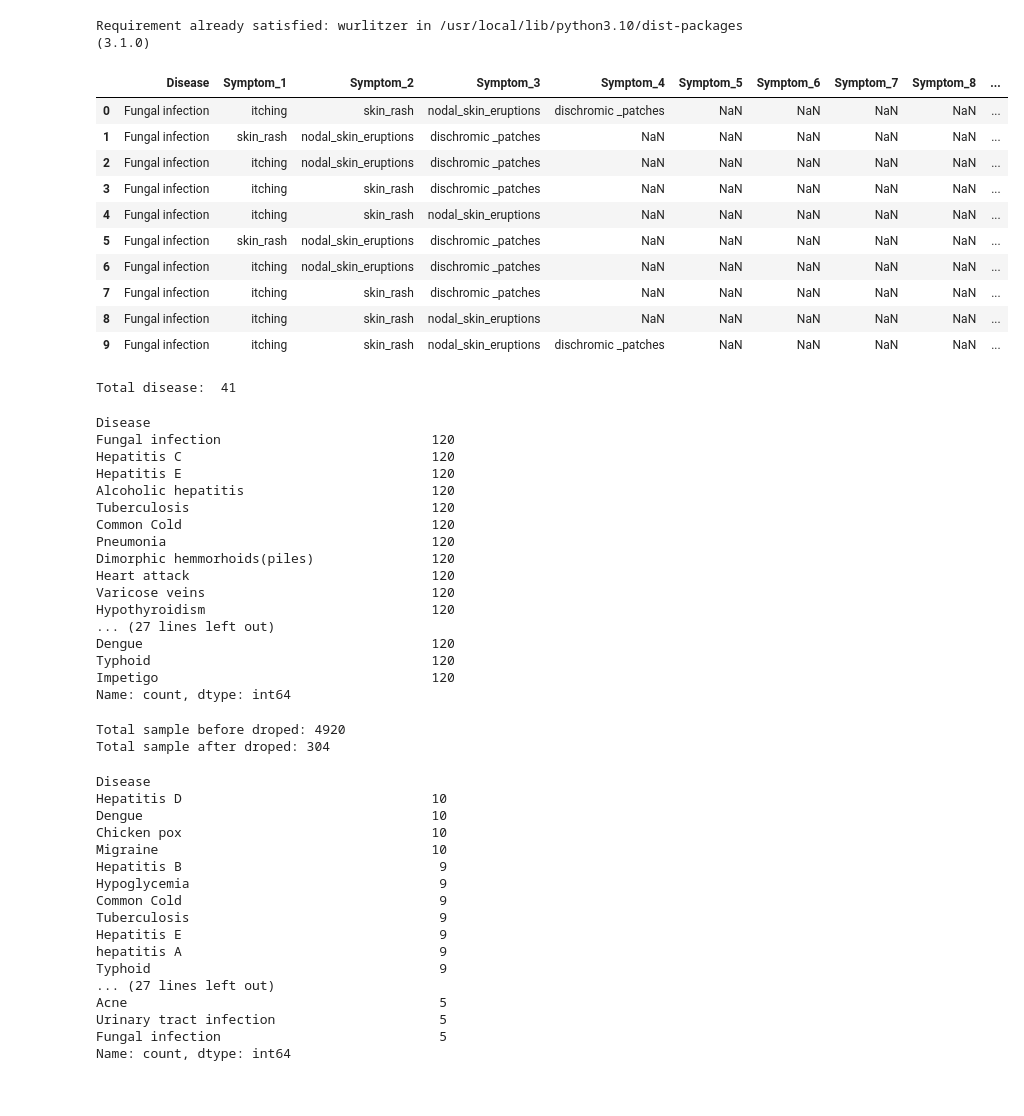
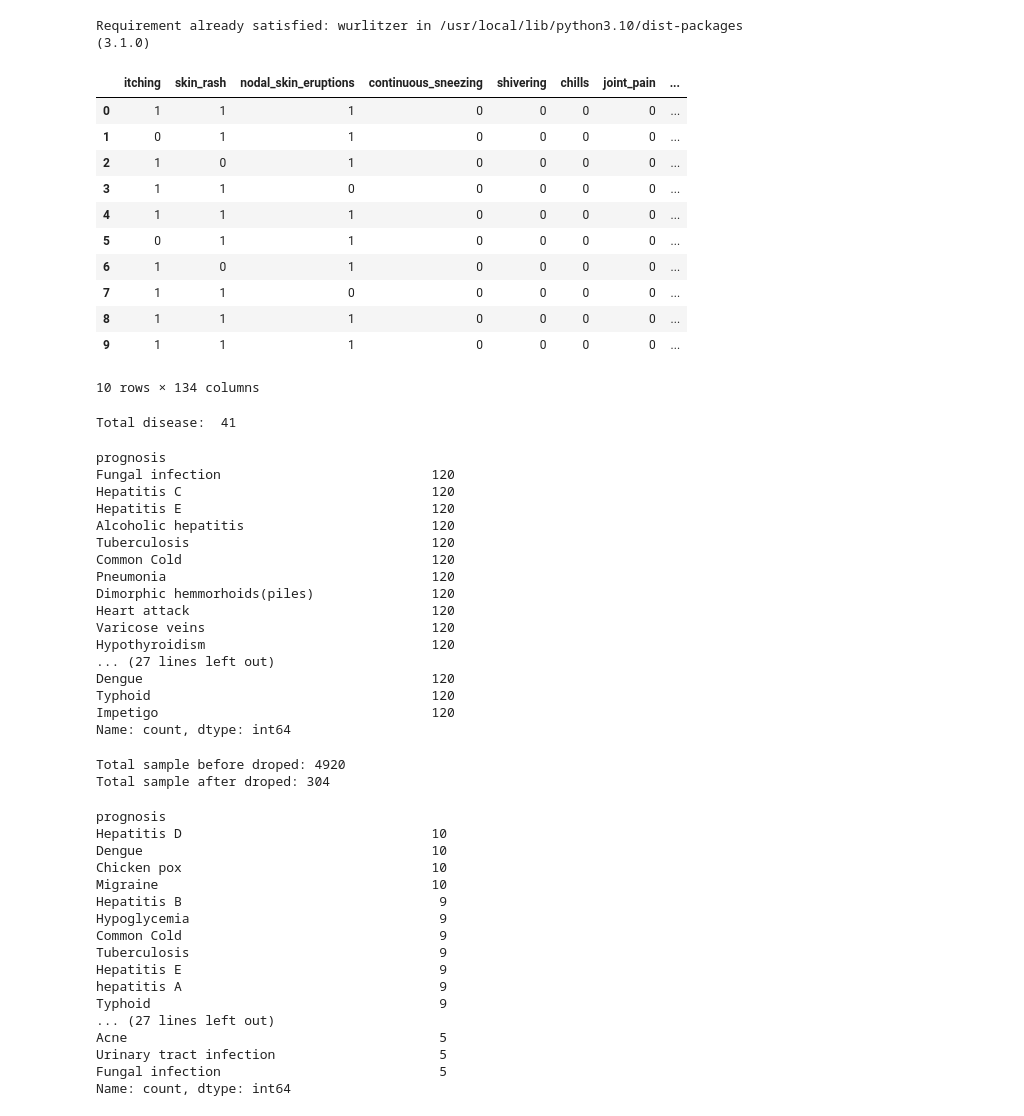
Before and after one commit to abinbena/D-Advisor-Bangkit-Capstone-Project, a Jupyter notebook: Capstone_Model.ipynb, the cells around one changed output. Cells and saved outputs as stored; diff of their text form; code cells hidden in the pictures.

```diff
--- a/Capstone_Model.ipynb
+++ b/Capstone_Model.ipynb
@@ -30,18 +32,19 @@ import tensorflow_decision_forests as tfdf
 import pandas as pd
 from sklearn.model_selection import train_test_split
 # %%
-df = pd.read_csv("DiseaseAndSymptoms.csv")
+df = pd.read_csv("Training.csv")
 df.head(10)
 # %% [output]
-|  | Disease | Symptom_1 | Symptom_2 | Symptom_3 | Symptom_4 | Symptom_5 | Symptom_6 | Symptom_7 | Symptom_8 | ... |
-| 0 | Fungal infection | itching | skin_rash | nodal_skin_eruptions | dischromic _patches | NaN | NaN | NaN | NaN | ... |
-| 1 | Fungal infection | skin_rash | nodal_skin_eruptions | dischromic _patches | NaN | NaN | NaN | NaN | NaN | ... |
-| 2 | Fungal infection | itching | nodal_skin_eruptions | dischromic _patches | NaN | NaN | NaN | NaN | NaN | ... |
-| 3 | Fungal infection | itching | skin_rash | dischromic _patches | NaN | NaN | NaN | NaN | NaN | ... |
-| 4 | Fungal infection | itching | skin_rash | nodal_skin_eruptions | NaN | NaN | NaN | NaN | NaN | ... |
-| 5 | Fungal infection | skin_rash | nodal_skin_eruptions | dischromic _patches | NaN | NaN | NaN | NaN | NaN | ... |
-| 6 | Fungal infection | itching | nodal_skin_eruptions | dischromic _patches | NaN | NaN | NaN | NaN | NaN | ... |
-| 7 | Fungal infection | itching | skin_rash | dischromic _patches | NaN | NaN | NaN | NaN | NaN | ... |
-| 8 | Fungal infection | itching | skin_rash | nodal_skin_eruptions | NaN | NaN | NaN | NaN | NaN | ... |
-| 9 | Fungal infection | itching | skin_rash | nodal_skin_eruptions | dischromic _patches | NaN | NaN | NaN | NaN | ... |
+|  | itching | skin_rash | nodal_skin_eruptions | continuous_sneezing | shivering | chills | joint_pain | ... |
+| 0 | 1 | 1 | 1 | 0 | 0 | 0 | 0 | ... |
+| 1 | 0 | 1 | 1 | 0 | 0 | 0 | 0 | ... |
+| 2 | 1 | 0 | 1 | 0 | 0 | 0 | 0 | ... |
+| 3 | 1 | 1 | 0 | 0 | 0 | 0 | 0 | ... |
+| 4 | 1 | 1 | 1 | 0 | 0 | 0 | 0 | ... |
+| 5 | 0 | 1 | 1 | 0 | 0 | 0 | 0 | ... |
+| 6 | 1 | 0 | 1 | 0 | 0 | 0 | 0 | ... |
+| 7 | 1 | 1 | 0 | 0 | 0 | 0 | 0 | ... |
+| 8 | 1 | 1 | 1 | 0 | 0 | 0 | 0 | ... |
+| 9 | 1 | 1 | 1 | 0 | 0 | 0 | 0 | ... |
+10 rows × 134 columns
 # %%
@@ -49,9 +52,9 @@ print("Total disease: ", df["Disease"].nunique())
 # %% [output]
 Total disease:  41
 # %%
-df["Disease"].value_counts()
+df["prognosis"].value_counts()
 # %% [output]
-Disease
+prognosis
 Fungal infection                           120
 Hepatitis C                                120
 Hepatitis E                                120
@@ -76,9 +79,9 @@ print("Total sample after droped:", len(df))
 Total sample before droped: 4920
 Total sample after droped: 304
 # %%
-df["Disease"].value_counts()
+df["prognosis"].value_counts()
 # %% [output]
-Disease
+prognosis
 Hepatitis D                                10
 Dengue                                     10
 Chicken pox                                10
```
Also changed, not shown: parts of 11 cells of this notebook.
